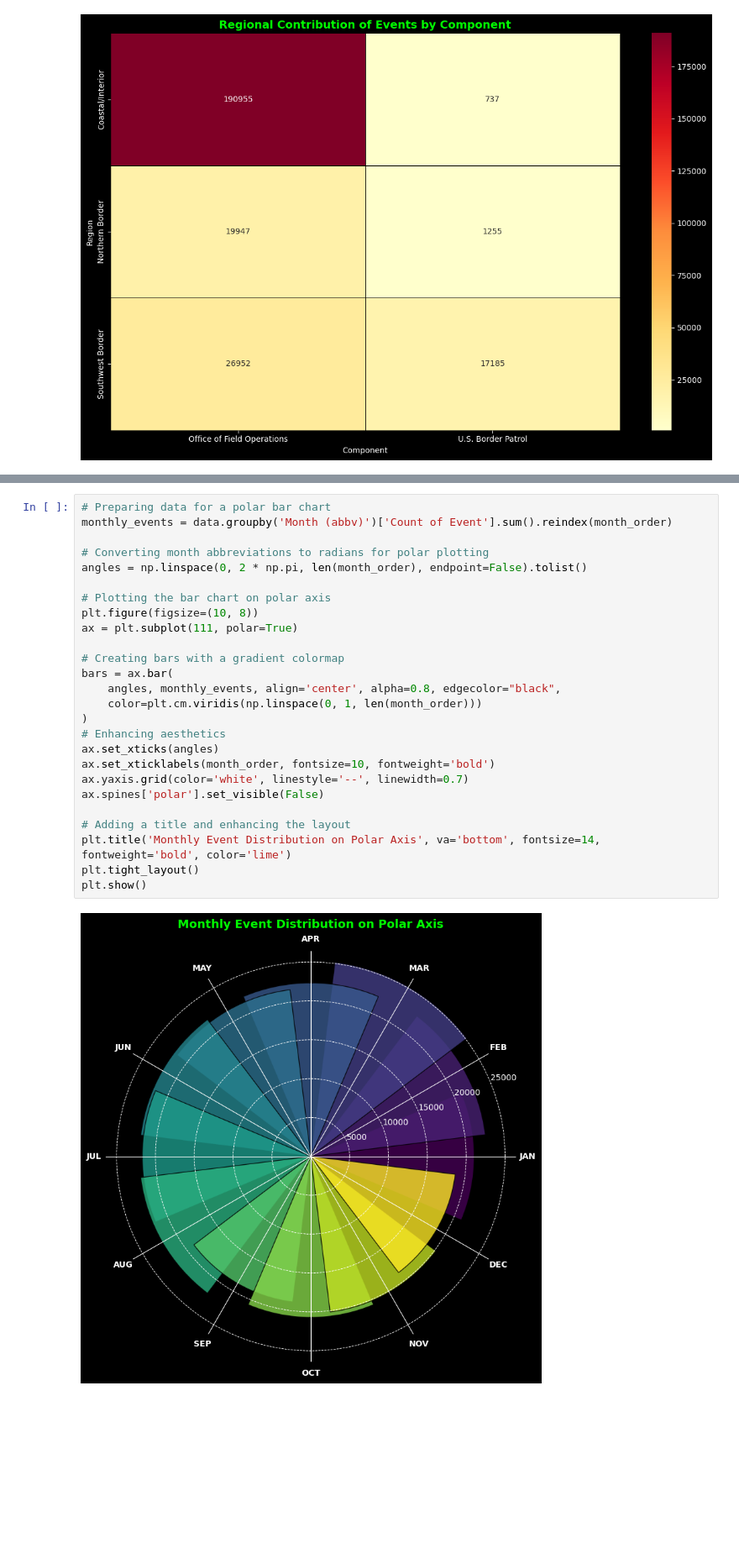
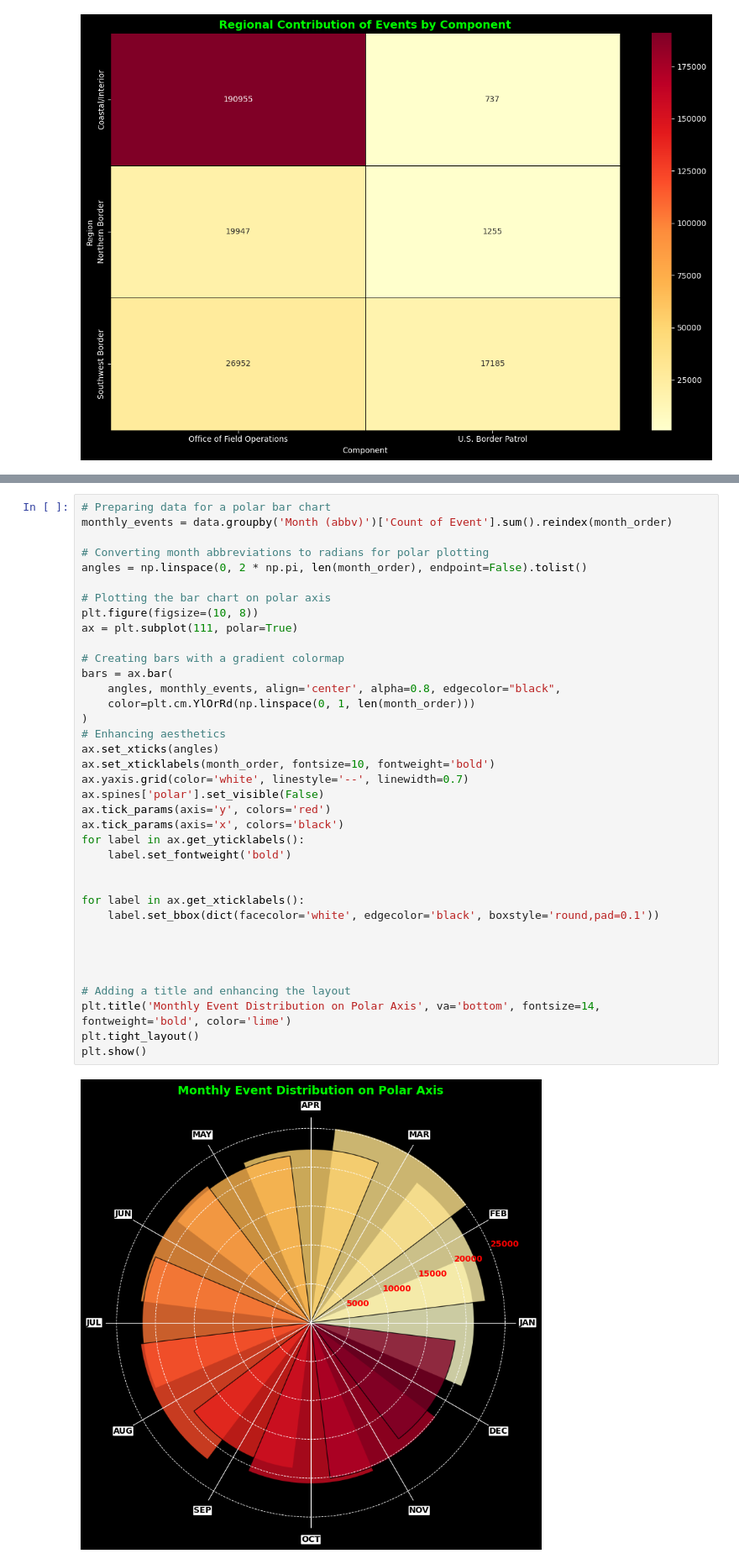
Before and after one commit to devarshh/Drug-Data-Analysis, a Jupyter notebook: EDA_Nationwide_Drug_Seizures.ipynb, the cells around one changed output, grey strips where cells are left out. Shown at 84% size. Cells and saved outputs as stored; diff of their text form; blank space fills up the shorter version.

```diff
--- a/EDA_Nationwide_Drug_Seizures.ipynb
+++ b/EDA_Nationwide_Drug_Seizures.ipynb
@@ -260,28 +531,39 @@ plt.show()
 # %%
 # Preparing data for a polar bar chart
 monthly_events = data.groupby('Month (abbv)')['Count of Event'].sum().reindex(month_order)
 
 # Converting month abbreviations to radians for polar plotting
 angles = np.linspace(0, 2 * np.pi, len(month_order), endpoint=False).tolist()
 
 # Plotting the bar chart on polar axis
 plt.figure(figsize=(10, 8))
 ax = plt.subplot(111, polar=True)
 
 # Creating bars with a gradient colormap
 bars = ax.bar(
     angles, monthly_events, align='center', alpha=0.8, edgecolor="black",
-    color=plt.cm.viridis(np.linspace(0, 1, len(month_order)))
+    color=plt.cm.YlOrRd(np.linspace(0, 1, len(month_order)))
 )
 # Enhancing aesthetics
 ax.set_xticks(angles)
 ax.set_xticklabels(month_order, fontsize=10, fontweight='bold')
 ax.yaxis.grid(color='white', linestyle='--', linewidth=0.7)
 ax.spines['polar'].set_visible(False)
+ax.tick_params(axis='y', colors='red')
+ax.tick_params(axis='x', colors='black')
+for label in ax.get_yticklabels():
+    label.set_fontweight('bold')
+
+
+for label in ax.get_xticklabels():
+    label.set_bbox(dict(facecolor='white', edgecolor='black', boxstyle='round,pad=0.1'))
+
+
+
 
 # Adding a title and enhancing the layout
 plt.title('Monthly Event Distribution on Polar Axis', va='bottom', fontsize=14, fontweight='bold', color='lime')
 plt.tight_layout()
 plt.show()
 # %% [output]
-[figure, old version]
+[figure, new version]
```
Also changed, not shown: parts of 55 cells of this notebook.
